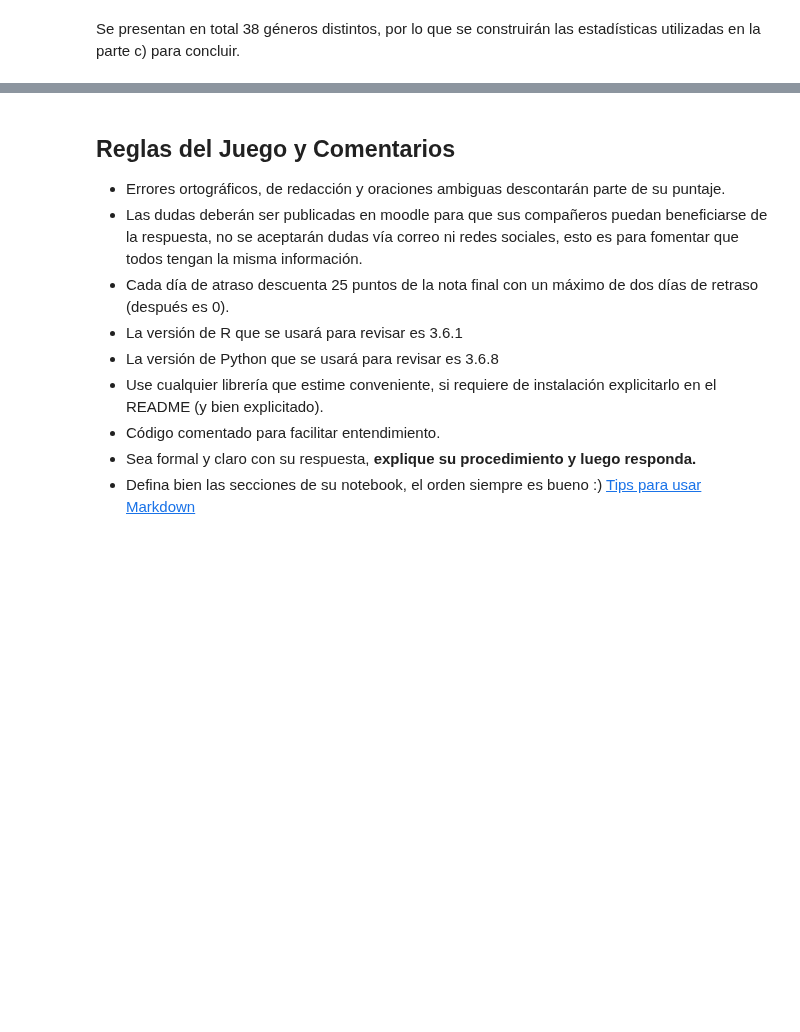
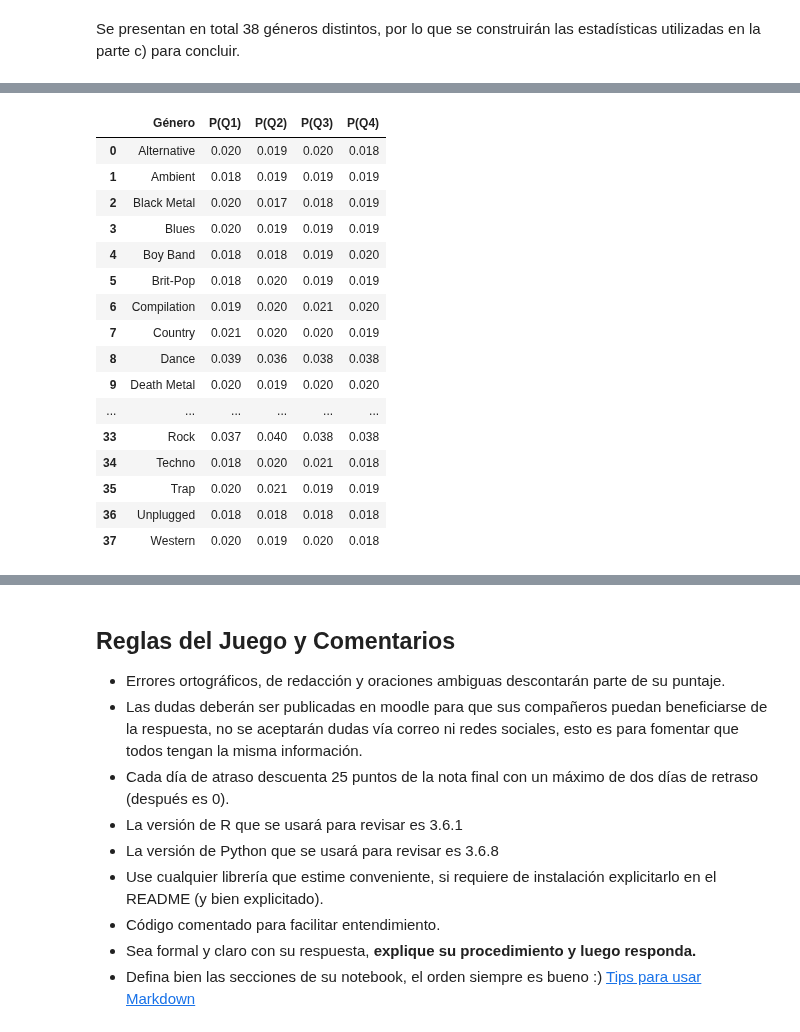
Before and after one commit to jpjorquera/Lab2-Estaca, a Jupyter notebook: Laboratorio 2.ipynb, the cells around one changed output, grey strips where cells are left out. Saved outputs shown, nothing was run; the diff lists cells and outputs as text; code cells hidden in the pictures; blank space fills up the shorter version.

```diff
--- a/Laboratorio 2.ipynb
+++ b/Laboratorio 2.ipynb
@@ -1200,0 +1214,42 @@ Viendo la tabla con los resultados se puede notar claramente que prácticamente
+# %%
+# Calculo directo bayes
+def bayes(pab, pb, pa):
+    return(round(pab*pb/pa, 3))
+
+df_aux = df.copy()
+df_viceversa = pd.DataFrame(columns=('Género', 'P(Q1)', 'P(Q2)', 'P(Q3)', 'P(Q4)'))
+for i in range(0, len(df_aux)):
+    # Extraer valores para calcular
+    gen = df_aux.loc[i].values[0]
+    q1 = df_aux.loc[i].values[1]
+    q2 = df_aux.loc[i].values[2]
+    q3 = df_aux.loc[i].values[3]
+    q4 = df_aux.loc[i].values[4]
+    cant = df_aux.loc[i].values[5]
+    # Aplicar bayes y guardar
+    pb = cant/len(filtrado)
+    p1 = bayes(q1, pb, 0.25)
+    p2 = bayes(q2, pb, 0.25)
+    p3 = bayes(q3, pb, 0.25)
+    p4 = bayes(q4, pb, 0.25)
+    df_viceversa.loc[i] = [gen, p1, p2, p3, p4]
+
+display(df_viceversa)
+# %% [output]
+|  | Género | P(Q1) | P(Q2) | P(Q3) | P(Q4) |
+| 0 | Alternative | 0.020 | 0.019 | 0.020 | 0.018 |
+| 1 | Ambient | 0.018 | 0.019 | 0.019 | 0.019 |
+| 2 | Black Metal | 0.020 | 0.017 | 0.018 | 0.019 |
+| 3 | Blues | 0.020 | 0.019 | 0.019 | 0.019 |
+| 4 | Boy Band | 0.018 | 0.018 | 0.019 | 0.020 |
+| 5 | Brit-Pop | 0.018 | 0.020 | 0.019 | 0.019 |
+| 6 | Compilation | 0.019 | 0.020 | 0.021 | 0.020 |
+| 7 | Country | 0.021 | 0.020 | 0.020 | 0.019 |
+| 8 | Dance | 0.039 | 0.036 | 0.038 | 0.038 |
+| 9 | Death Metal | 0.020 | 0.019 | 0.020 | 0.020 |
+| ... | ... | ... | ... | ... | ... |
+| 33 | Rock | 0.037 | 0.040 | 0.038 | 0.038 |
+| 34 | Techno | 0.018 | 0.020 | 0.021 | 0.018 |
+| 35 | Trap | 0.020 | 0.021 | 0.019 | 0.019 |
+| 36 | Unplugged | 0.018 | 0.018 | 0.018 | 0.018 |
+| 37 | Western | 0.020 | 0.019 | 0.020 | 0.018 |
```
Also changed, not shown: parts of 4 cells of this notebook.
